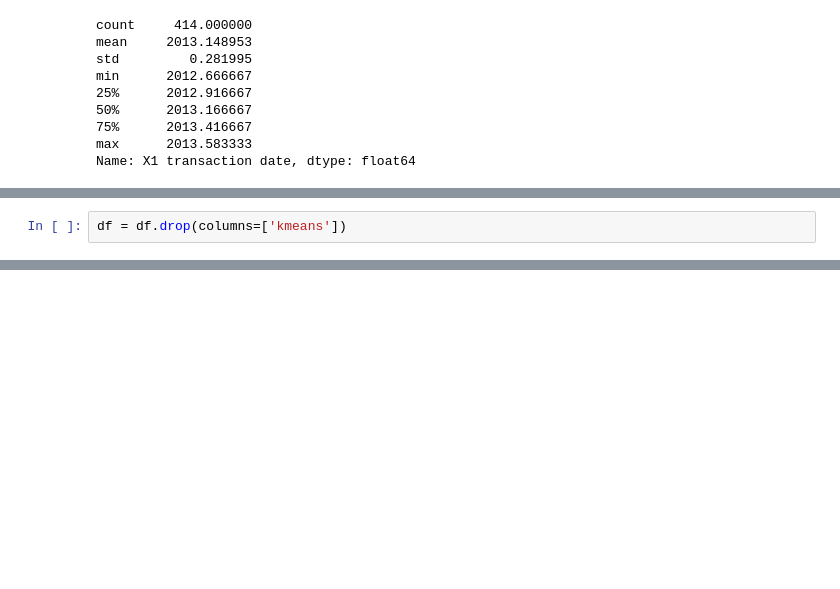
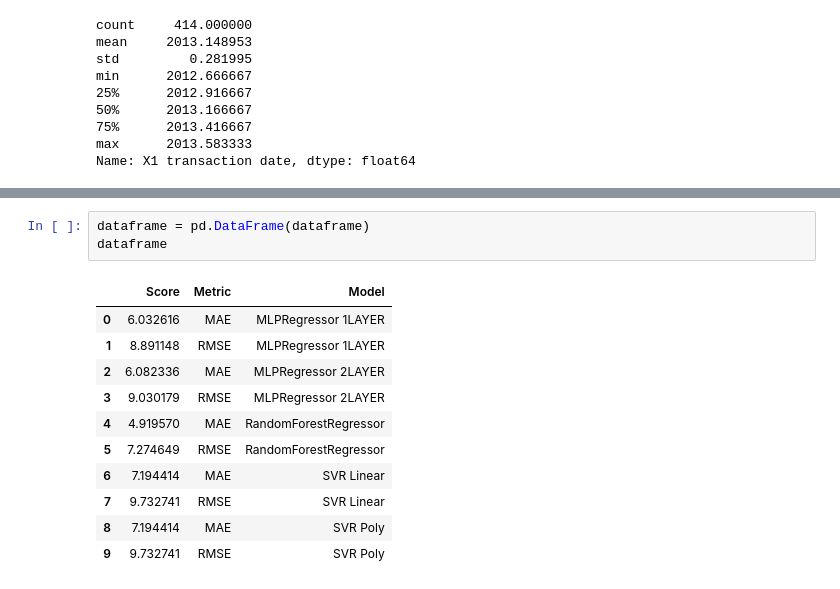
Before and after one commit to GeovaneBarros/Mentoria_Lead, a Jupyter notebook: exercicio_final_regression.ipynb, the cells around one changed output, grey strips where cells are left out. Cells and saved outputs as stored; diff of their text form; blank space fills up the shorter version.

```diff
--- a/exercicio_final_regression.ipynb
+++ b/exercicio_final_regression.ipynb
@@ -134,2 +41,0 @@ df_results = apply_results(df_results, 'Yes')
-# %%
-df = df.drop(columns=['kmeans'])
@@ -201,0 +72,15 @@ RMSE of LinearRegression = 8.794230930607048
+# %%
+dataframe = pd.DataFrame(dataframe)
+dataframe
+# %% [output]
+|  | Score | Metric | Model |
+| 0 | 6.032616 | MAE | MLPRegressor 1LAYER |
+| 1 | 8.891148 | RMSE | MLPRegressor 1LAYER |
+| 2 | 6.082336 | MAE | MLPRegressor 2LAYER |
+| 3 | 9.030179 | RMSE | MLPRegressor 2LAYER |
+| 4 | 4.919570 | MAE | RandomForestRegressor |
+| 5 | 7.274649 | RMSE | RandomForestRegressor |
+| 6 | 7.194414 | MAE | SVR Linear |
+| 7 | 9.732741 | RMSE | SVR Linear |
+| 8 | 7.194414 | MAE | SVR Poly |
+| 9 | 9.732741 | RMSE | SVR Poly |
```
Also changed, not shown: parts of 59 cells of this notebook, 5 other files.
